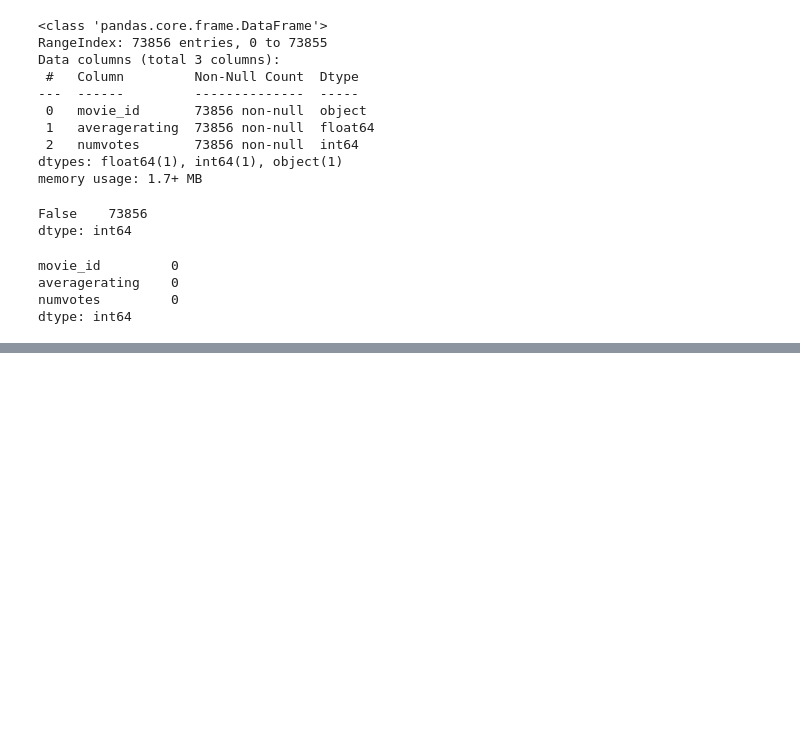
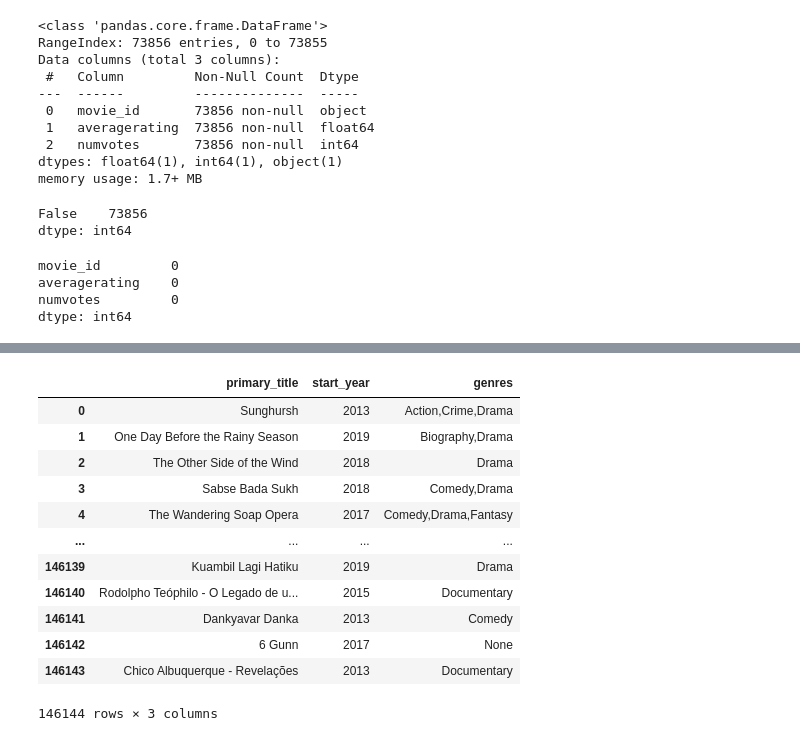
Before and after one commit to fredrickochieng-cell/Group4_Phase2_Project, a Jupyter notebook: Notebooks/fiona.ipynb, the cells around one changed output, grey strips where cells are left out. Drawn from its saved outputs; the diff is of its cells as text; code cells hidden in the pictures; blank space fills up the shorter version.

```diff
--- a/Notebooks/fiona.ipynb
+++ b/Notebooks/fiona.ipynb
@@ -195,0 +255,22 @@ dtype: int64
+# %%
+basics = pd.read_sql('''SELECT primary_title,
+                     start_year,
+                     genres
+                     FROM movie_basics;'''
+                     ,conn)
+
+basics
+# %% [output]
+|  | primary_title | start_year | genres |
+| 0 | Sunghursh | 2013 | Action,Crime,Drama |
+| 1 | One Day Before the Rainy Season | 2019 | Biography,Drama |
+| 2 | The Other Side of the Wind | 2018 | Drama |
+| 3 | Sabse Bada Sukh | 2018 | Comedy,Drama |
+| 4 | The Wandering Soap Opera | 2017 | Comedy,Drama,Fantasy |
+| ... | ... | ... | ... |
+| 146139 | Kuambil Lagi Hatiku | 2019 | Drama |
+| 146140 | Rodolpho Teóphilo - O Legado de u... | 2015 | Documentary |
+| 146141 | Dankyavar Danka | 2013 | Comedy |
+| 146142 | 6 Gunn | 2017 | None |
+| 146143 | Chico Albuquerque - Revelações | 2013 | Documentary |
+146144 rows × 3 columns
```
Also changed, not shown: parts of 10 cells of this notebook.
